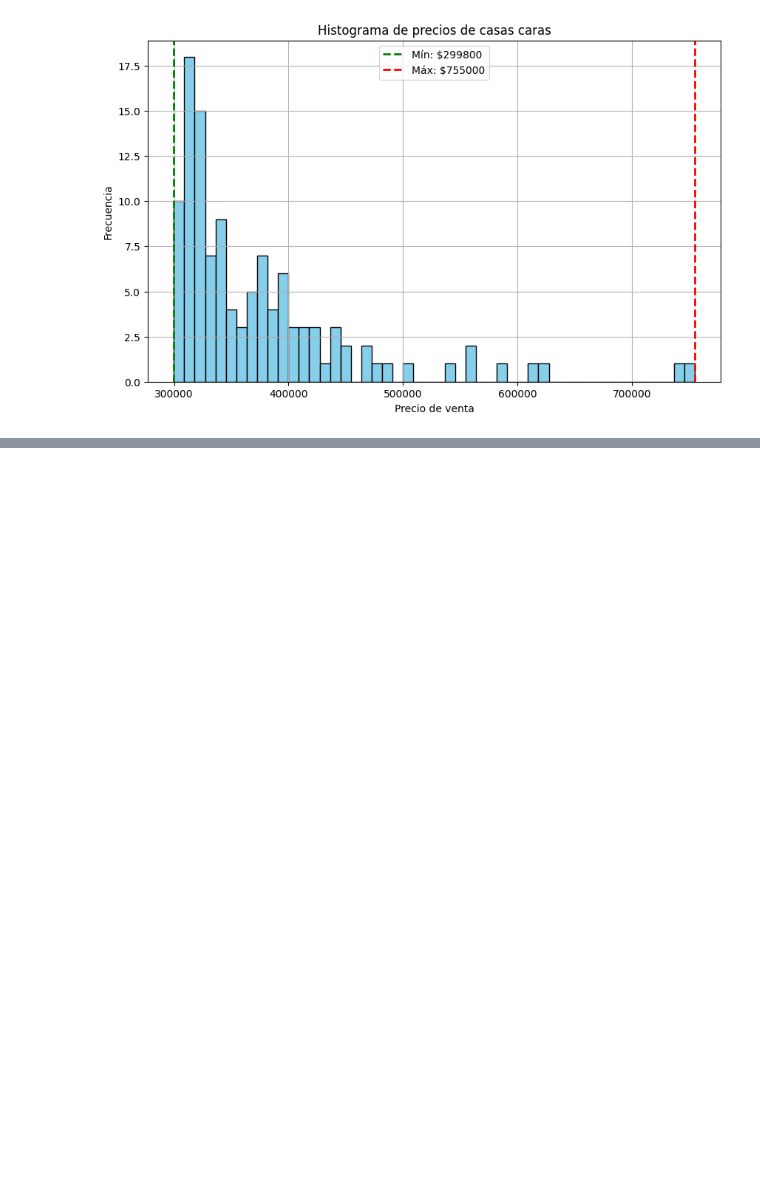
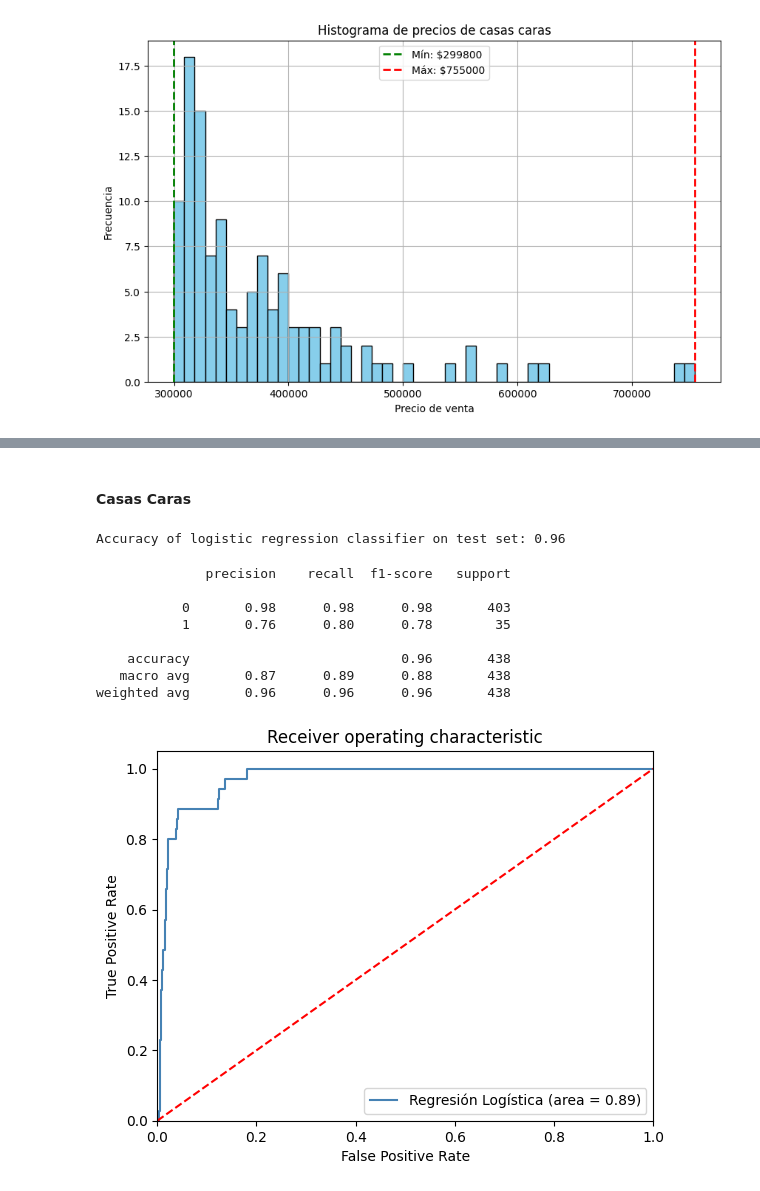
Before and after one commit to DiegoDuaS/LogisticRegression, a Jupyter notebook: actividades.ipynb, the cells around one changed output, grey strips where cells are left out. Saved outputs shown, nothing was run; the diff lists cells and outputs as text; code cells hidden in the pictures; blank space fills up the shorter version.

```diff
--- a/actividades.ipynb
+++ b/actividades.ipynb
@@ -177,0 +308,41 @@ Precio máximo (caro): $755000
+# %% [markdown]
+#### Casas Caras
+# %%
+yExpensive = expensiveHouses.pop("caro")
+XExpensive = expensiveHouses
+XExpensive.drop(["SalePrice"], axis=1, inplace=True)
+XExpensive_train, XExpensive_test,yExpensive_train, yExpensive_test = train_test_split(XExpensive, yExpensive,test_size=0.3,train_size=0.7)
+# %%
+logReg = LogisticRegression(solver='liblinear')
+result = logReg.fit(XExpensive_train,yExpensive_train)
+# %%
+yExpensive_pred = logReg.predict(XExpensive_test)
+print('Accuracy of logistic regression classifier on test set: {:.2f}'.format(logReg.score(XExpensive_test, yExpensive_test)))
+# %% [output]
+Accuracy of logistic regression classifier on test set: 0.96
+# %%
+print(classification_report(yExpensive_test,yExpensive_pred))
+
+logit_roc_auc = roc_auc_score(yExpensive_test, logReg.predict(XExpensive_test))
+fpr, tpr, thresholds = roc_curve(yExpensive_test, logReg.predict_proba(XExpensive_test)[:,1])
+plt.figure()
+plt.plot(fpr, tpr, label='Regresión Logística (area = %0.2f)' % logit_roc_auc, color="steelblue")
+plt.plot([0, 1], [0, 1],'r--')
+plt.xlim([0.0, 1.0])
+plt.ylim([0.0, 1.05])
+plt.xlabel('False Positive Rate')
+plt.ylabel('True Positive Rate')
+plt.title('Receiver operating characteristic')
+plt.legend(loc="lower right")
+plt.savefig('Log_ROC')
+plt.show()
+# %% [output]
+              precision    recall  f1-score   support
+
+           0       0.98      0.98      0.98       403
+           1       0.76      0.80      0.78        35
+
+    accuracy                           0.96       438
+   macro avg       0.87      0.89      0.88       438
+weighted avg       0.96      0.96      0.96       438
+[figure, added]
```
Also changed, not shown: parts of 26 cells of this notebook, 2 other files.
